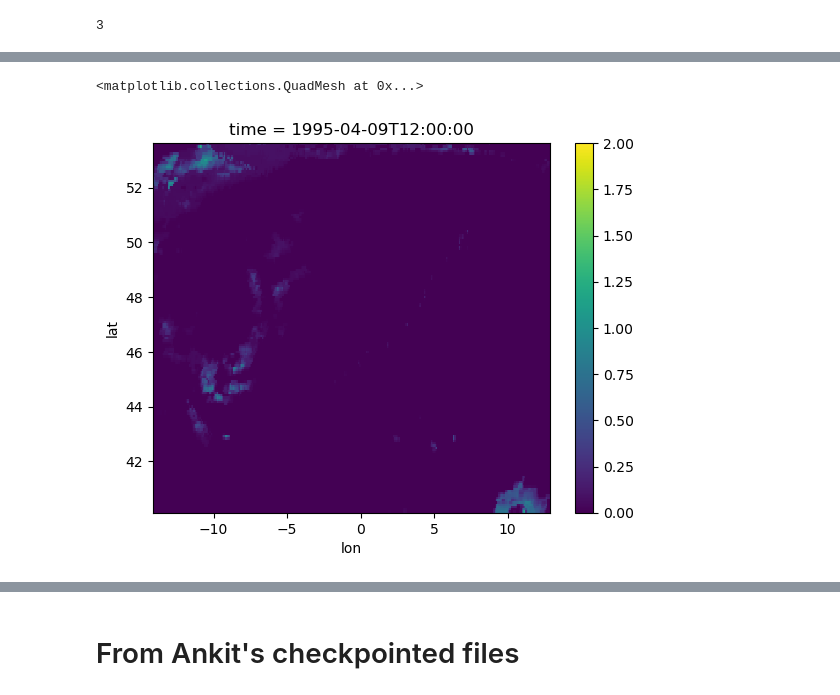
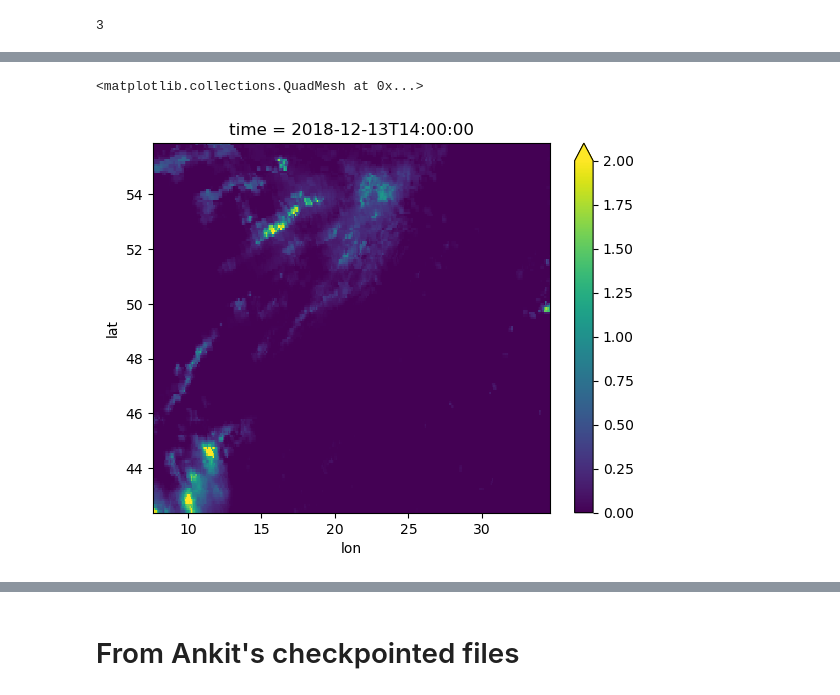
Before and after one commit to clessig/atmorep, a Jupyter notebook: atmorep/applications/datasets/test_dataloader_downscaling.ipynb, the cells around one changed output, grey strips where cells are left out. Saved outputs shown, nothing was run; the diff lists cells and outputs as text; code cells hidden in the pictures.

```diff
--- a/atmorep/applications/datasets/test_dataloader_downscaling.ipynb
+++ b/atmorep/applications/datasets/test_dataloader_downscaling.ipynb
@@ -439,7 +440,7 @@ cf.years_train = [2003,2020]
 cf.years_val = [2021]  #[2018]
 cf.month = None
 cf.batch_size = 8
-cf.num_samples_per_epoch = 10
+cf.num_samples_per_epoch = 24
 cf.n_size = [36, 9*6, 9*12]
 # %%
 cf.downscaling_ratio
@@ -461,4 +462,4 @@ downscaling_dataset = MultifieldDownscalingSampler(
 # %%
 iter_ds = iter(downscaling_dataset)
 # %%
-(sources, token_infos), (source_idxs, sources_infos), targets = next(iter_ds)
+(sources, token_infos), (source_idxs, sources_infos), targets, (target_idxs,target_infos) = next(iter_ds)
@@ -469,5 +620,5 @@ downscaling_dataset.batch_size
 # %%
-isample = -1
+isample = 3
 
 imerg_sample = (targets[0].numpy())[isample, 0, ...]
 era5_sample = (sources[-1].numpy())[isample, 0, ...]
@@ -509,14 +664,14 @@ precip_imerg = xr.DataArray(imerg_sample, dims=["time", "lat", "lon"],
 # %%
 %matplotlib inline
 
 # parameters for plotting
-tidx = 14
+tidx = 7
 val_range = {"vmin": 0, "vmax": 2.}
 
 precip_imerg.isel({"time": tidx}).plot(**val_range)
 # %% [output]
 <matplotlib.collections.QuadMesh at 0x...>
-[figure, old version]
+[figure, new version]
 # %%
 precip_era5.isel({"time": tidx}).plot(**val_range)
 # %% [output]
```
Also changed, not shown: parts of 30 cells of this notebook.
